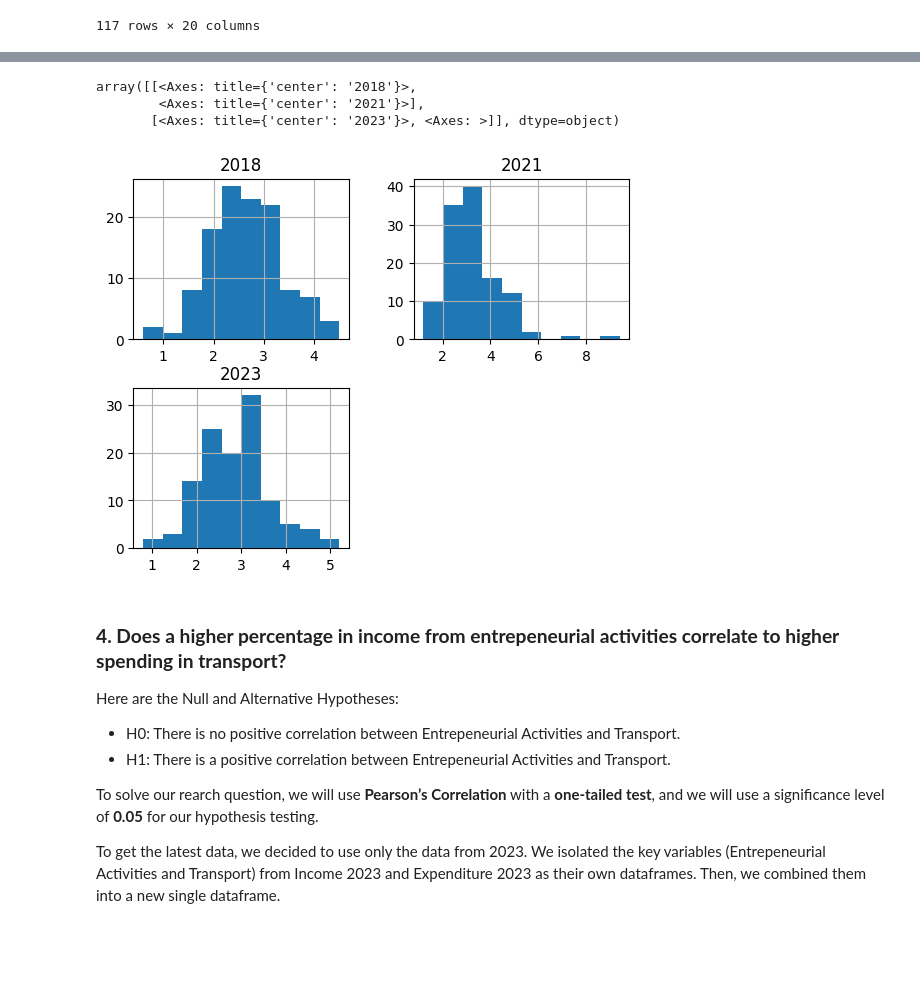
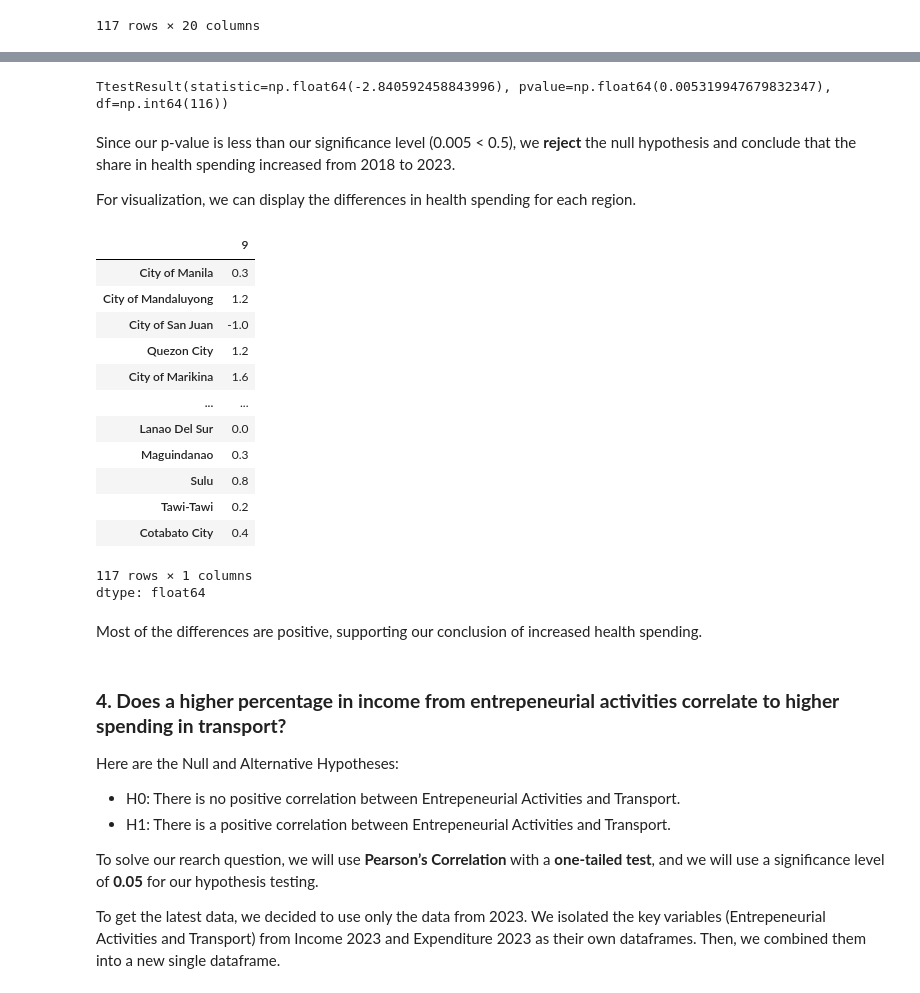
Before and after one commit to Sky282128/RoleModels, a Jupyter notebook: RoleModels.ipynb, the cells around one changed output, grey strips where cells are left out. Drawn from its saved outputs; the diff is of its cells as text; code cells hidden in the pictures; blank space fills up the shorter version.

```diff
--- a/RoleModels.ipynb
+++ b/RoleModels.ipynb
@@ -469,15 +390,35 @@ Q3 (Don't know how to do Q2 yet)
 # %%
-IEQ3 = pd.DataFrame({'2018': IE["Expenditure18"][9],
-                     '2021': IE["Expenditure21"][9],
-                     '2023': IE["Expenditure23"][9]})
-IEQ3 = IEQ3.iloc[1:]
-IEQ3 = IEQ3.apply(pd.to_numeric)
-IEQ3.hist()
+#Set the data type to numeric and remove the "Health" header for each series
+IEQ3 = {}
+IEQ3.update({"Expenditure18":pd.to_numeric(IE["Expenditure18"][9].iloc[1:])})
+IEQ3.update({"Expenditure23":pd.to_numeric(IE["Expenditure23"][9].iloc[1:])})
+
+ttest_rel(IEQ3["Expenditure18"],IEQ3["Expenditure23"])
 # %% [output]
-array([[<Axes: title={'center': '2018'}>,
-        <Axes: title={'center': '2021'}>],
-       [<Axes: title={'center': '2023'}>, <Axes: >]], dtype=object)
+TtestResult(statistic=np.float64(-2.840592458843996), pvalue=np.float64(0.005319947679832347), df=np.int64(116))
-[figure, removed]
+# %% [markdown]
+Since our p-value is less than our significance level (0.005 < 0.5), we **reject** the null hypothesis and conclude that the share in health spending increased from 2018 to 2023.
+
+For visualization, we can display the differences in health spending for each region.
+# %%
+IEQ3["Expenditure23"] - IEQ3["Expenditure18"]
+# %% [output]
+|  | 9 |
+| City of Manila | 0.3 |
+| City of Mandaluyong | 1.2 |
+| City of San Juan | -1.0 |
+| Quezon City | 1.2 |
+| City of Marikina | 1.6 |
+| ... | ... |
+| Lanao Del Sur | 0.0 |
+| Maguindanao | 0.3 |
+| Sulu | 0.8 |
+| Tawi-Tawi | 0.2 |
+| Cotabato City | 0.4 |
+117 rows × 1 columns
+dtype: float64
+# %% [markdown]
+Most of the differences are positive, supporting our conclusion of increased health spending.
 # %% [markdown]
 ### **4. Does a higher percentage in income from entrepeneurial activities correlate to higher spending in transport?**
 Here are the Null and Alternative Hypotheses:
```
Also changed, not shown: parts of 12 cells of this notebook.
